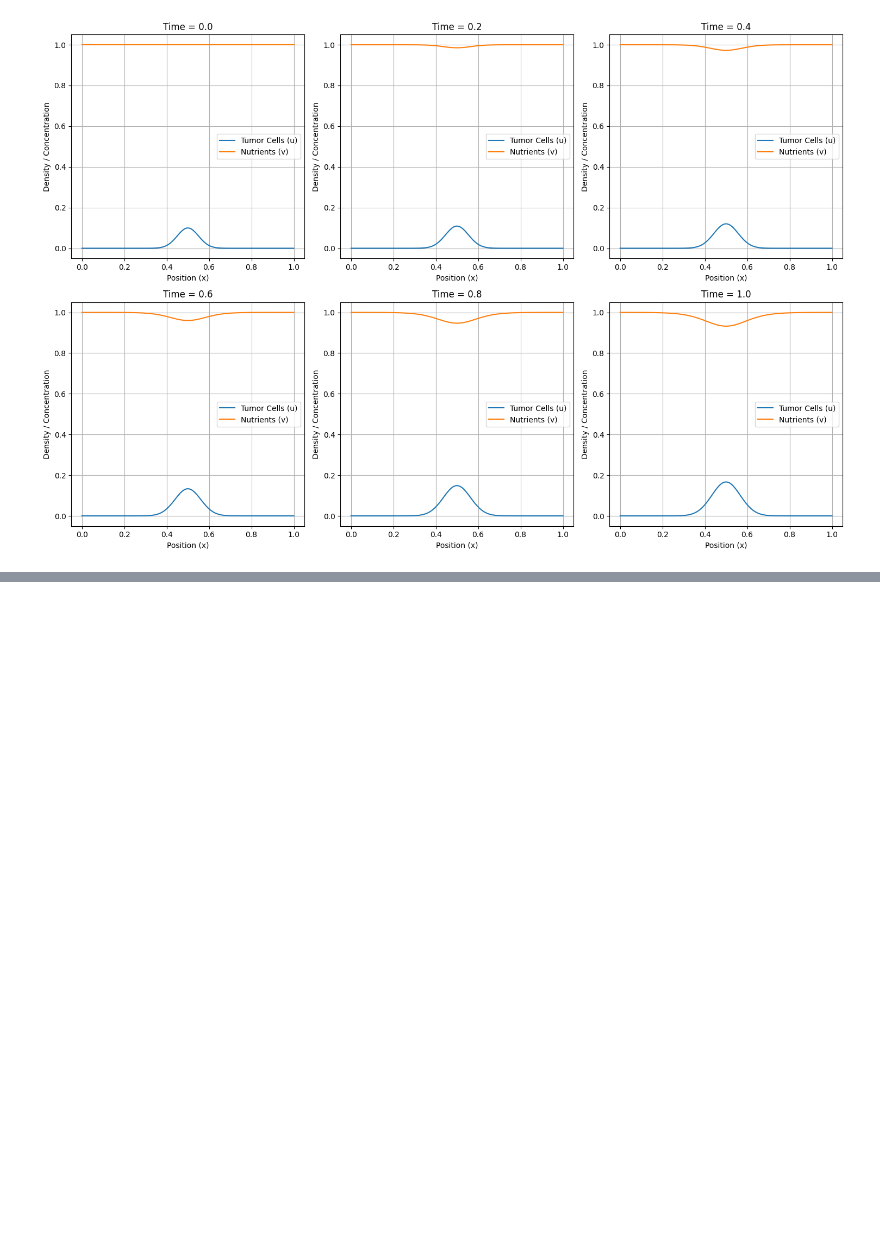
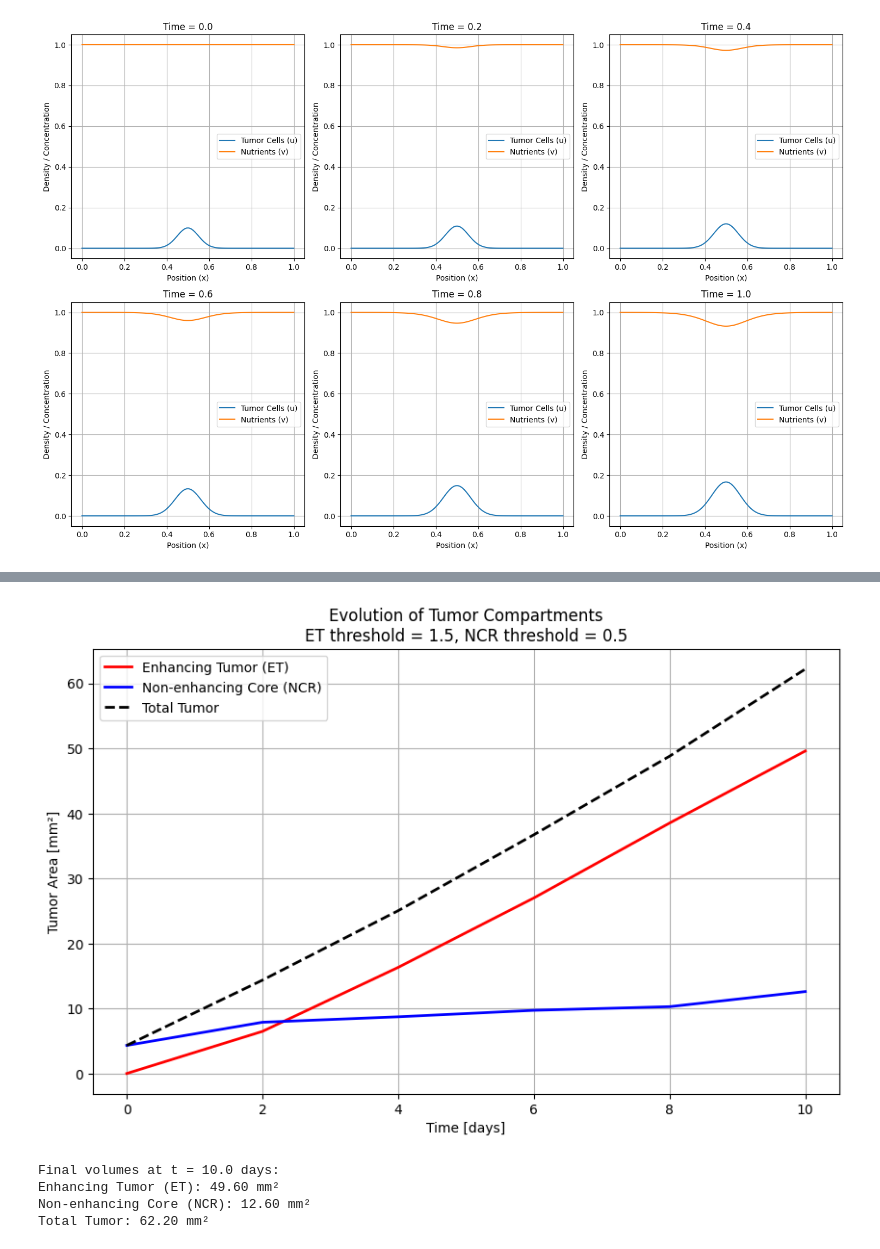
Before and after one commit to MMIV-ML/BMED365-2025, a Jupyter notebook: Lab5-Comp-Mod/notebooks/02-tumor-growth.ipynb, the cells around one changed output, grey strips where cells are left out. Saved outputs shown, nothing was run; the diff lists cells and outputs as text; code cells hidden in the pictures; blank space fills up the shorter version.

```diff
--- a/Lab5-Comp-Mod/notebooks/02-tumor-growth.ipynb
+++ b/Lab5-Comp-Mod/notebooks/02-tumor-growth.ipynb
@@ -874,0 +417,53 @@ This implementation fulfills the request by providing a dynamic, visual represen
+# %%
+# Define thresholds for tumor compartments
+ET_threshold = 1.5    # Enhancing tumor (high cell density)
+NCR_threshold = 0.5   # Non-enhancing/necrotic core (low cell density)
+
+# Calculate volumes (areas in 2D) for each compartment over time
+times = np.arange(0, 10.1, 2.0)  # Time points
+pixel_area = (L/N)**2  # Area of one pixel in mm²
+
+ET_volumes = []
+NCR_volumes = []
+total_volumes = []
+
+for u in u_snapshots:
+    # Enhancing tumor (high density)
+    ET_mask = u >= ET_threshold
+    ET_volume = np.sum(ET_mask) * pixel_area
+    ET_volumes.append(ET_volume)
+
+    # Non-enhancing/necrotic core (low density)
+    NCR_mask = (u >= NCR_threshold) & (u < ET_threshold)
+    NCR_volume = np.sum(NCR_mask) * pixel_area
+    NCR_volumes.append(NCR_volume)
+
+    # Total tumor volume
+    total_volume = np.sum(u >= NCR_threshold) * pixel_area
+    total_volumes.append(total_volume)
+
+# Plot volumes over time
+plt.figure(figsize=(10, 6))
+plt.plot(times, ET_volumes, 'r-', label='Enhancing Tumor (ET)', linewidth=2)
+plt.plot(times, NCR_volumes, 'b-', label='Non-enhancing Core (NCR)', linewidth=2)
+plt.plot(times, total_volumes, 'k--', label='Total Tumor', linewidth=2)
+
+plt.xlabel('Time [days]')
+plt.ylabel('Tumor Area [mm²]')
+plt.title('Evolution of Tumor Compartments\n' +
+          f'ET threshold = {ET_threshold}, NCR threshold = {NCR_threshold}')
+plt.grid(True)
+plt.legend()
+plt.show()
+
+# Print final volumes
+print(f"\nFinal volumes at t = {times[-1]} days:")
+print(f"Enhancing Tumor (ET): {ET_volumes[-1]:.2f} mm²")
+print(f"Non-enhancing Core (NCR): {NCR_volumes[-1]:.2f} mm²")
+print(f"Total Tumor: {total_volumes[-1]:.2f} mm²")
+# %% [output]
+[figure, added]
+Final volumes at t = 10.0 days:
+Enhancing Tumor (ET): 49.60 mm²
+Non-enhancing Core (NCR): 12.60 mm²
+Total Tumor: 62.20 mm²
```
Also changed, not shown: parts of 25 cells of this notebook.
